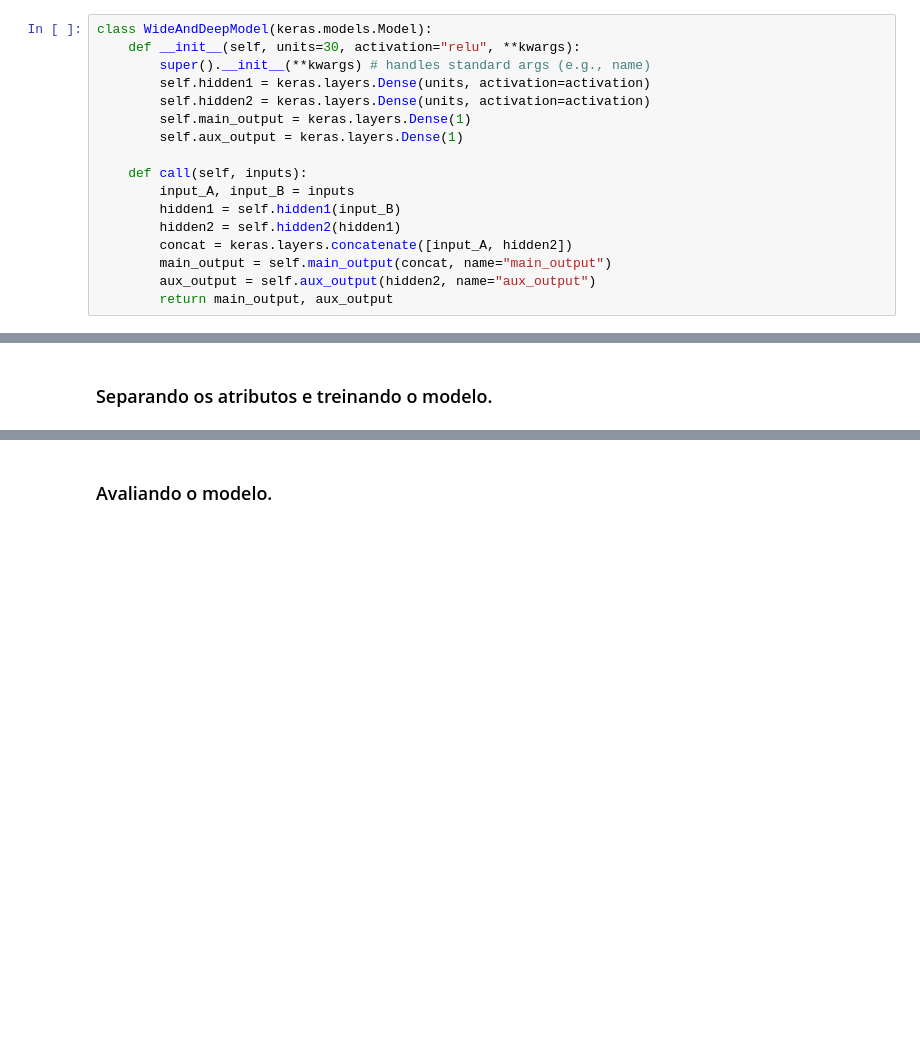
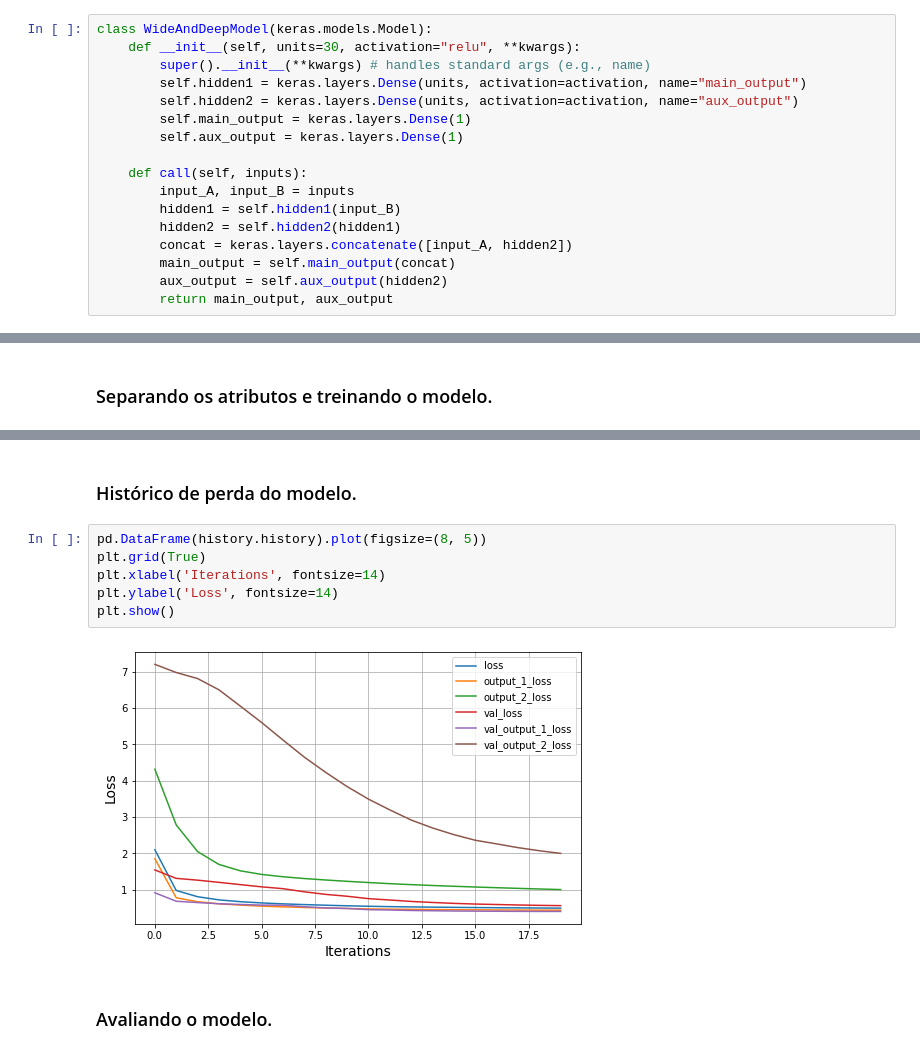
Before and after one commit to zz4fap/tp555-ml, a Jupyter notebook: exemplos/neural_networks/tensorflow/v2x/modelo_dinâmico_usando_a_api_de_subclasses.ipynb, the cells around one changed output, grey strips where cells are left out. Drawn from its saved outputs; the diff is of its cells as text; blank space fills up the shorter version.

```diff
--- a/exemplos/neural_networks/tensorflow/v2x/modelo_dinâmico_usando_a_api_de_subclasses.ipynb
+++ b/exemplos/neural_networks/tensorflow/v2x/modelo_dinâmico_usando_a_api_de_subclasses.ipynb
@@ -40,8 +47,8 @@ X_test = scaler.transform(X_test)
 class WideAndDeepModel(keras.models.Model):
     def __init__(self, units=30, activation="relu", **kwargs):
         super().__init__(**kwargs) # handles standard args (e.g., name)
-        self.hidden1 = keras.layers.Dense(units, activation=activation)
-        self.hidden2 = keras.layers.Dense(units, activation=activation)
+        self.hidden1 = keras.layers.Dense(units, activation=activation, name="main_output")
+        self.hidden2 = keras.layers.Dense(units, activation=activation, name="aux_output")
         self.main_output = keras.layers.Dense(1)
         self.aux_output = keras.layers.Dense(1)
 
@@ -50,8 +57,8 @@ class WideAndDeepModel(keras.models.Model):
         hidden1 = self.hidden1(input_B)
         hidden2 = self.hidden2(hidden1)
         concat = keras.layers.concatenate([input_A, hidden2])
-        main_output = self.main_output(concat, name="main_output")
-        aux_output = self.aux_output(hidden2, name="aux_output")
+        main_output = self.main_output(concat)
+        aux_output = self.aux_output(hidden2)
         return main_output, aux_output
 # %% [markdown]
 ### Instanciando um objeto da classe `WideAndDeepModel`.
@@ -101,3 +105,13 @@ Epoch 10/10
+# %% [markdown]
+### Histórico de perda do modelo.
+# %%
+pd.DataFrame(history.history).plot(figsize=(8, 5))
+plt.grid(True)
+plt.xlabel('Iterations', fontsize=14)
+plt.ylabel('Loss', fontsize=14)
+plt.show()
+# %% [output]
+[figure, added]
 # %% [markdown]
 ### Avaliando o modelo.
 # %%
```
Also changed, not shown: parts of 6 cells of this notebook, 1 other file.
